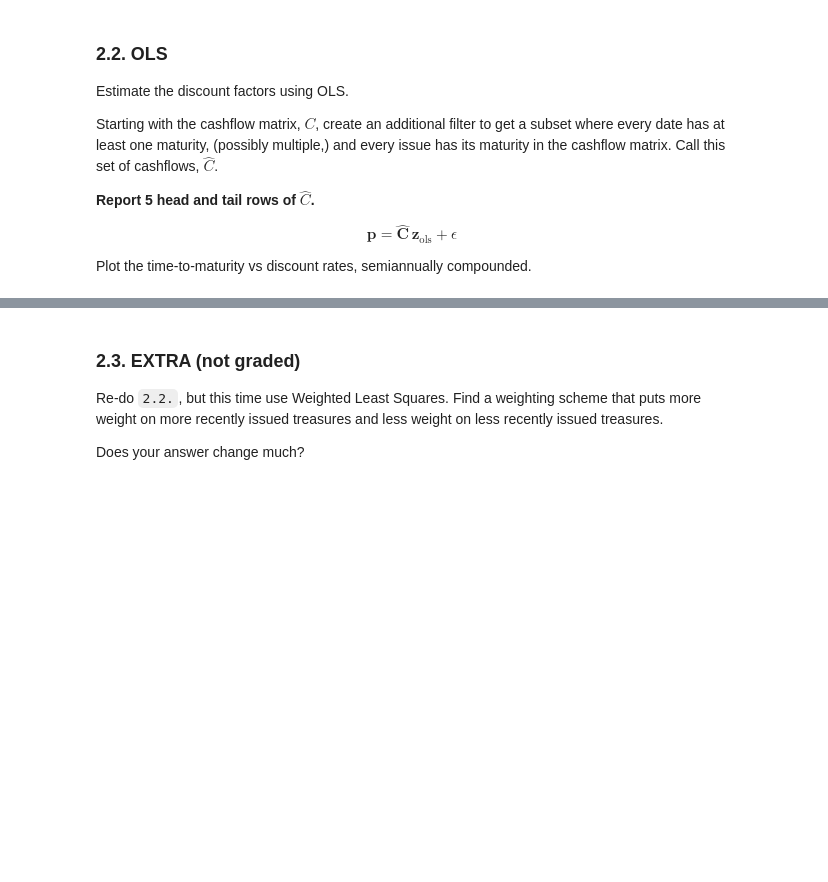
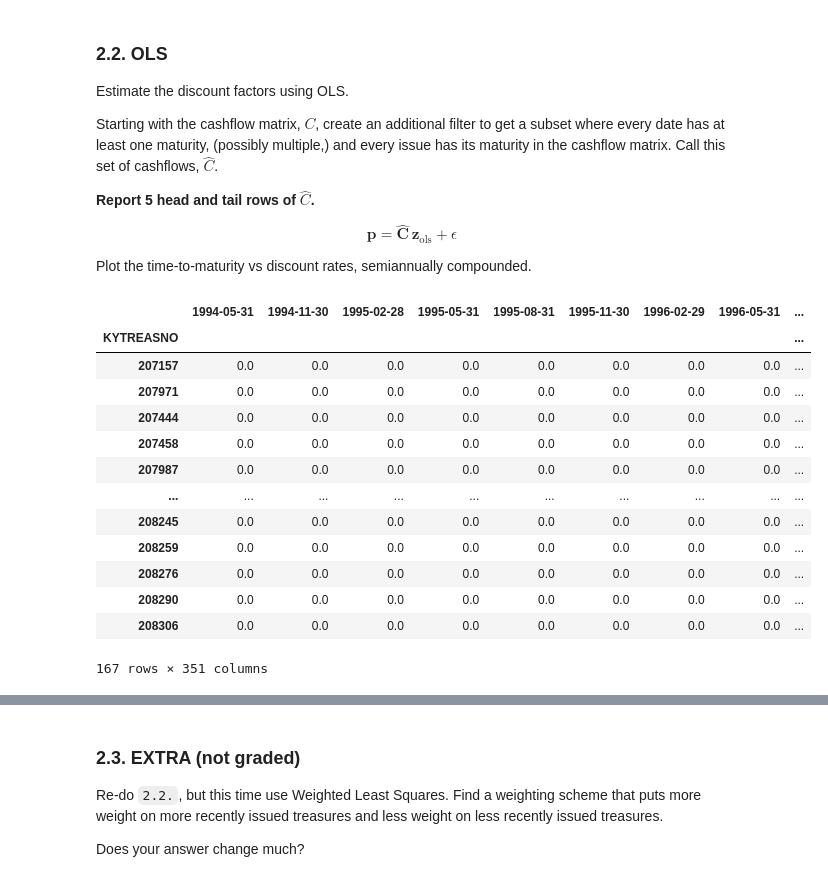
Before and after one commit to ekopen/finm-fixedincome-2025, a Jupyter notebook: homework/Homework 1.ipynb, the cells around one changed output, grey strips where cells are left out. Drawn from its saved outputs; the diff is of its cells as text; code cells hidden in the pictures; blank space fills up the shorter version.

```diff
--- a/homework/Homework 1.ipynb
+++ b/homework/Homework 1.ipynb
@@ -216,3 +276,21 @@ Starting with the cashflow matrix, $C$, create an additional filter to get a sub
 $$\textbf{p} = \hat{\textbf{C}}\,\textbf{z}_{\text{ols}}+\epsilon$$
 
 Plot the time-to-maturity vs discount rates, semiannually compounded.
+# %%
+C_hat = C[C.gt(100).any(axis=1)]
+C_hat
+# %% [output]
+|  | 1994-05-31 | 1994-11-30 | 1995-02-28 | 1995-05-31 | 1995-08-31 | 1995-11-30 | 1996-02-29 | 1996-05-31 | ... |
+| KYTREASNO |  |  |  |  |  |  |  |  | ... |
+| 207157 | 0.0 | 0.0 | 0.0 | 0.0 | 0.0 | 0.0 | 0.0 | 0.0 | ... |
+| 207971 | 0.0 | 0.0 | 0.0 | 0.0 | 0.0 | 0.0 | 0.0 | 0.0 | ... |
+| 207444 | 0.0 | 0.0 | 0.0 | 0.0 | 0.0 | 0.0 | 0.0 | 0.0 | ... |
+| 207458 | 0.0 | 0.0 | 0.0 | 0.0 | 0.0 | 0.0 | 0.0 | 0.0 | ... |
+| 207987 | 0.0 | 0.0 | 0.0 | 0.0 | 0.0 | 0.0 | 0.0 | 0.0 | ... |
+| ... | ... | ... | ... | ... | ... | ... | ... | ... | ... |
+| 208245 | 0.0 | 0.0 | 0.0 | 0.0 | 0.0 | 0.0 | 0.0 | 0.0 | ... |
+| 208259 | 0.0 | 0.0 | 0.0 | 0.0 | 0.0 | 0.0 | 0.0 | 0.0 | ... |
+| 208276 | 0.0 | 0.0 | 0.0 | 0.0 | 0.0 | 0.0 | 0.0 | 0.0 | ... |
+| 208290 | 0.0 | 0.0 | 0.0 | 0.0 | 0.0 | 0.0 | 0.0 | 0.0 | ... |
+| 208306 | 0.0 | 0.0 | 0.0 | 0.0 | 0.0 | 0.0 | 0.0 | 0.0 | ... |
+167 rows × 351 columns
```
Also changed, not shown: parts of 11 cells of this notebook.
